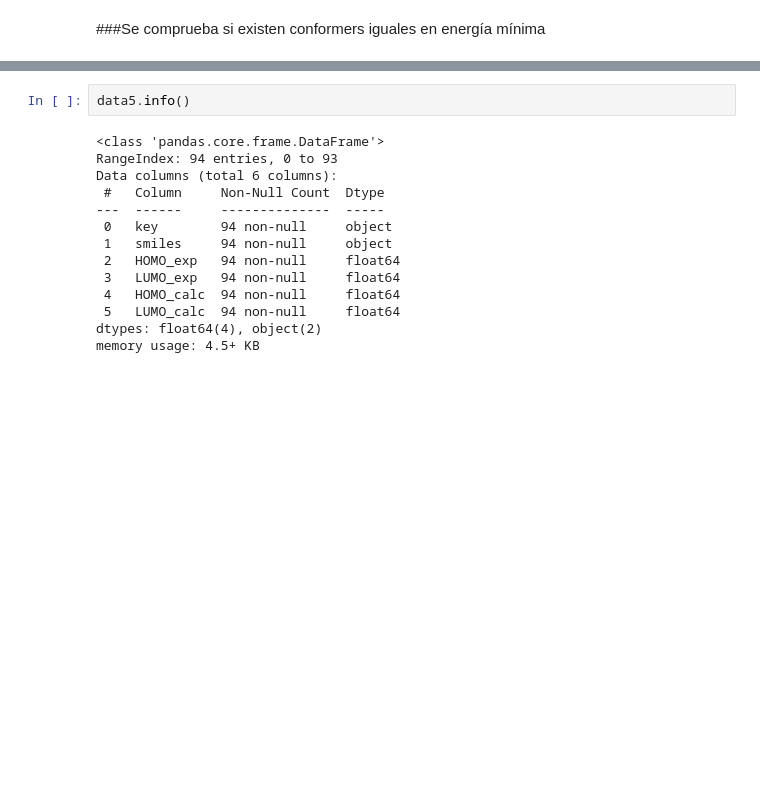
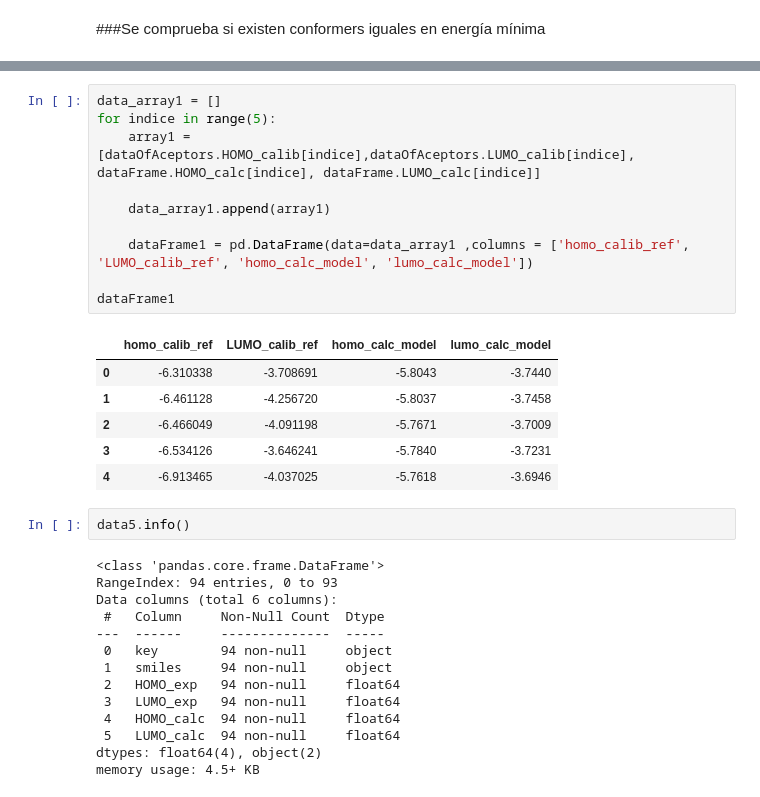
Before and after one commit to Drageloz/ML_unicordoba, a Jupyter notebook: src/projectSolarCellsOneCell.ipynb, the cells around one changed output, grey strips where cells are left out. Saved outputs shown, nothing was run; the diff lists cells and outputs as text; blank space fills up the shorter version.

```diff
--- a/src/projectSolarCellsOneCell.ipynb
+++ b/src/projectSolarCellsOneCell.ipynb
@@ -267,3 +305,20 @@ print(homo,lumo)
+# %%
+data_array1 = []
+for indice in range(5):
+    array1 = [dataOfAceptors.HOMO_calib[indice],dataOfAceptors.LUMO_calib[indice], dataFrame.HOMO_calc[indice], dataFrame.LUMO_calc[indice]]
+
+    data_array1.append(array1)
+
+    dataFrame1 = pd.DataFrame(data=data_array1 ,columns = ['homo_calib_ref', 'LUMO_calib_ref', 'homo_calc_model', 'lumo_calc_model'])
+
+dataFrame1
+# %% [output]
+|  | homo_calib_ref | LUMO_calib_ref | homo_calc_model | lumo_calc_model |
+| 0 | -6.310338 | -3.708691 | -5.8043 | -3.7440 |
+| 1 | -6.461128 | -4.256720 | -5.8037 | -3.7458 |
+| 2 | -6.466049 | -4.091198 | -5.7671 | -3.7009 |
+| 3 | -6.534126 | -3.646241 | -5.7840 | -3.7231 |
+| 4 | -6.913465 | -4.037025 | -5.7618 | -3.6946 |
 # %%
 data5.info()
 # %% [output]
```
Also changed, not shown: parts of 14 cells of this notebook, 3 other files.
